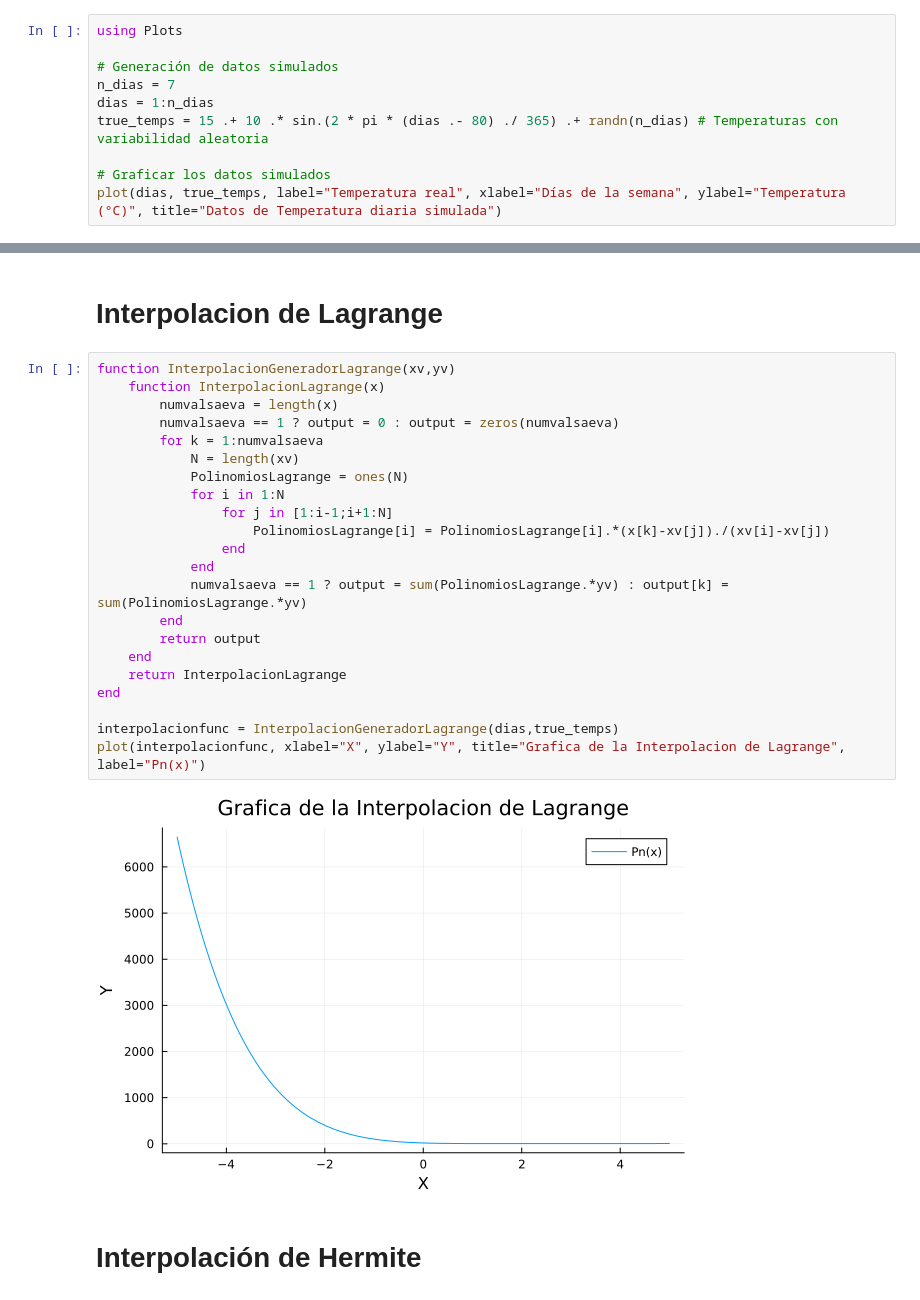
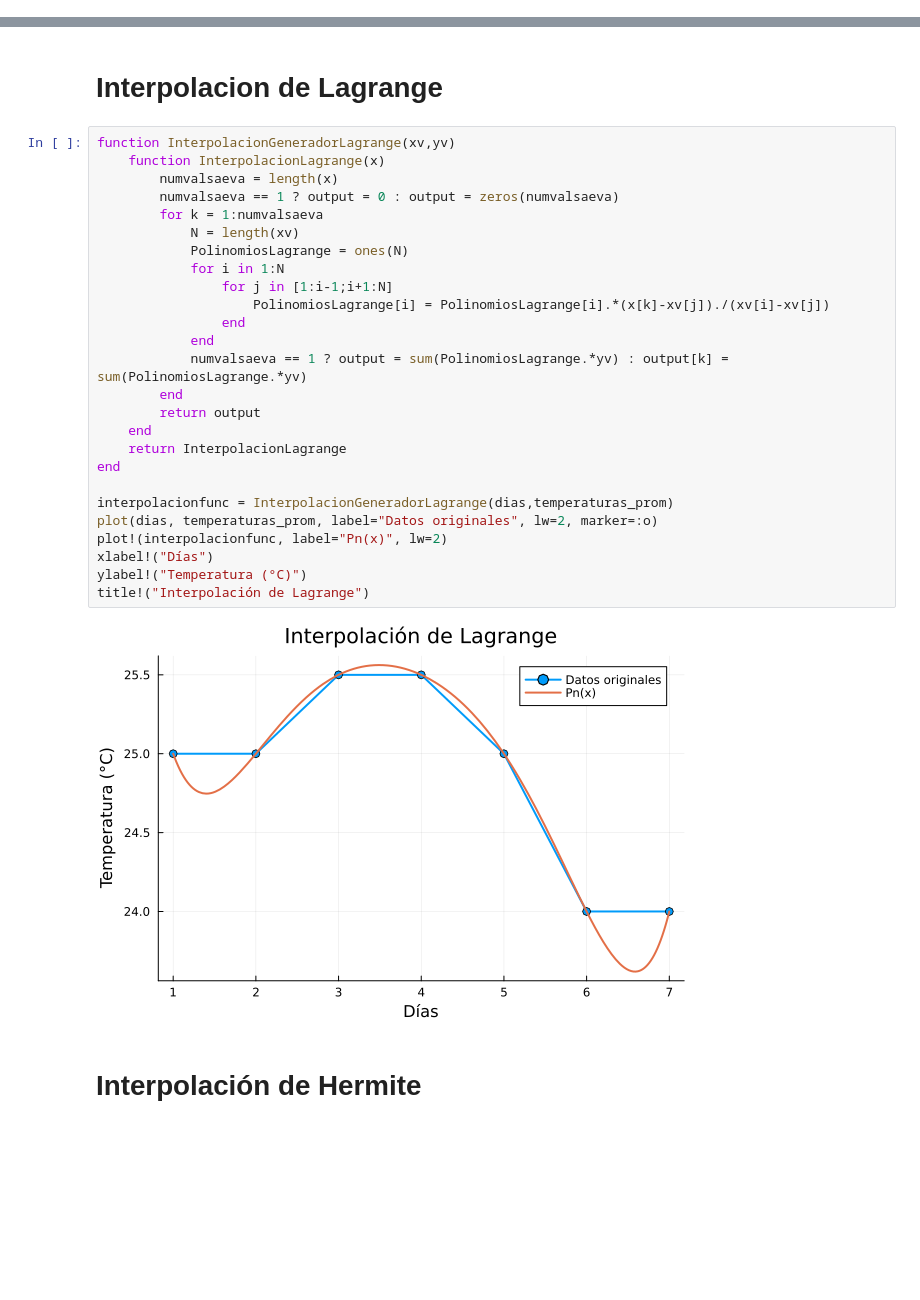
Before and after one commit to CrisLGC/evaluacion-2-calculo-numerico, a Jupyter notebook: EVA02.ipynb, the cells around one changed output, grey strips where cells are left out. Cells and saved outputs as stored; diff of their text form; blank space fills up the shorter version.

Commit message:
Cambio en los datos para lagrange

```diff
--- a/EVA02.ipynb
+++ b/EVA02.ipynb
@@ -132,10 +129,0 @@ La predicción sobre el punto es: 23.62°C
-# %%
-using Plots
-
-# Generación de datos simulados
-n_dias = 7
-dias = 1:n_dias
-true_temps = 15 .+ 10 .* sin.(2 * pi * (dias .- 80) ./ 365) .+ randn(n_dias) # Temperaturas con variabilidad aleatoria
-
-# Graficar los datos simulados
-plot(dias, true_temps, label="Temperatura real", xlabel="Días de la semana", ylabel="Temperatura (°C)", title="Datos de Temperatura diaria simulada")
@@ -146,27 +132,31 @@ plot(dias, true_temps, label="Temperatura real", xlabel="Días de la semana", yl
 # %%
 function InterpolacionGeneradorLagrange(xv,yv)
     function InterpolacionLagrange(x)
         numvalsaeva = length(x)
         numvalsaeva == 1 ? output = 0 : output = zeros(numvalsaeva)
         for k = 1:numvalsaeva
             N = length(xv)
             PolinomiosLagrange = ones(N)
             for i in 1:N
                 for j in [1:i-1;i+1:N]
                     PolinomiosLagrange[i] = PolinomiosLagrange[i].*(x[k]-xv[j])./(xv[i]-xv[j])
                 end
             end
             numvalsaeva == 1 ? output = sum(PolinomiosLagrange.*yv) : output[k] = sum(PolinomiosLagrange.*yv)
         end
         return output
     end
     return InterpolacionLagrange
 end
 
-interpolacionfunc = InterpolacionGeneradorLagrange(dias,true_temps)
-plot(interpolacionfunc, xlabel="X", ylabel="Y", title="Grafica de la Interpolacion de Lagrange", label="Pn(x)")
+interpolacionfunc = InterpolacionGeneradorLagrange(dias,temperaturas_prom)
+plot(dias, temperaturas_prom, label="Datos originales", lw=2, marker=:o)
+plot!(interpolacionfunc, label="Pn(x)", lw=2)
+xlabel!("Días")
+ylabel!("Temperatura (°C)")
+title!("Interpolación de Lagrange")
 # %% [output]
-[figure, old version]
+[figure, new version]
 # %% [markdown]
 <h1><b>Interpolación de Hermite</b></h1>
 # %%
```
Also changed, not shown: parts of 2 cells of this notebook.
